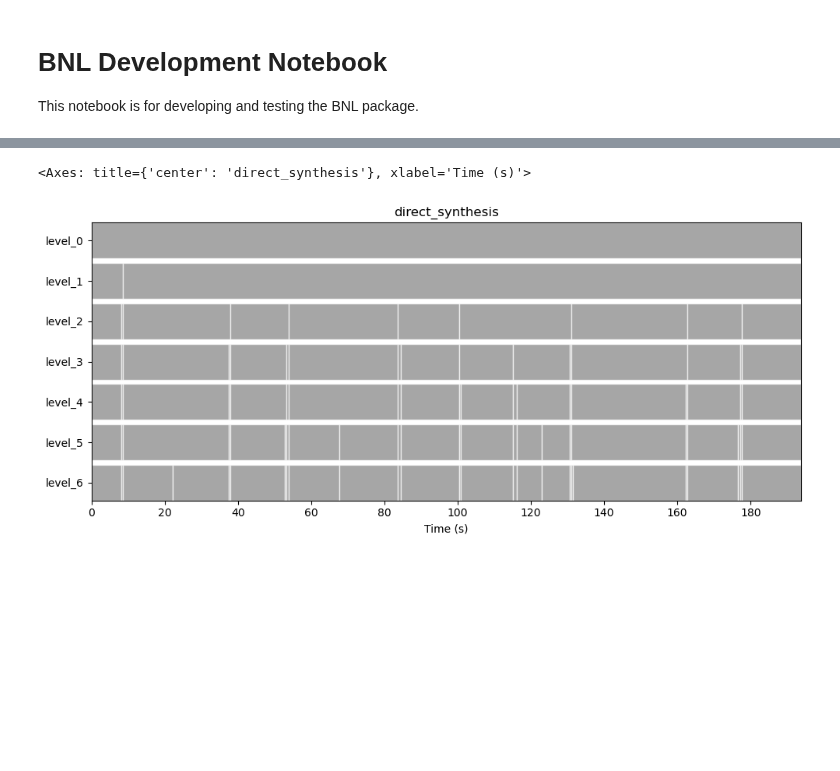
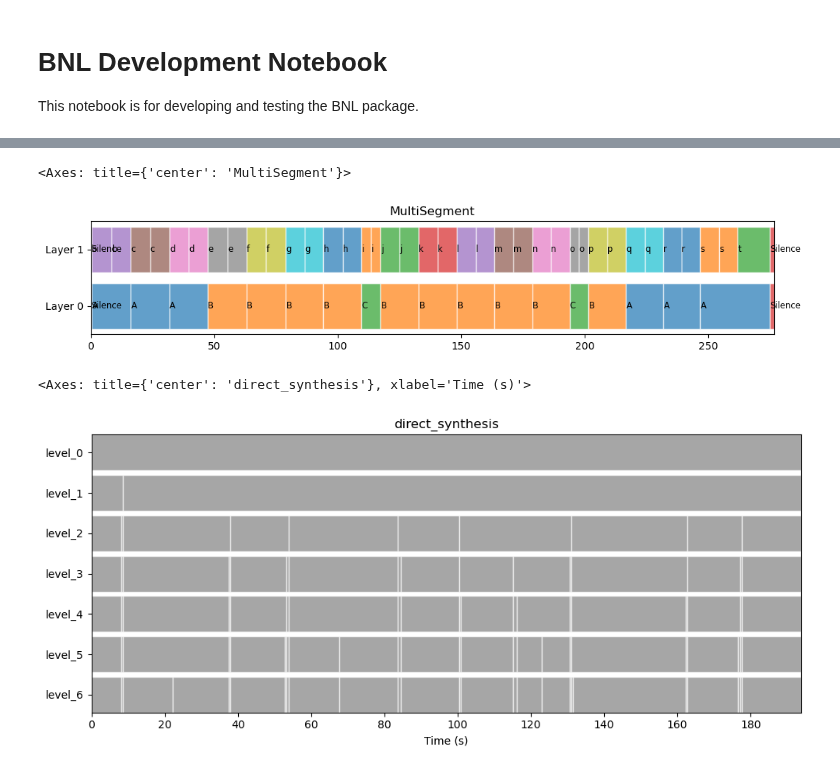
Before and after one commit to tomxi/bnl, a Jupyter notebook: notebooks/development.ipynb, the cells around one changed output, grey strips where cells are left out. Drawn from its saved outputs; the diff is of its cells as text; code cells hidden in the pictures; blank space fills up the shorter version.

```diff
--- a/notebooks/development.ipynb
+++ b/notebooks/development.ipynb
@@ -25,3 +37,9 @@ est = track.load_annotation("adobe-mu1gamma9")
+# %%
+ref = track.load_annotation("reference")
+ref.plot()
+# %% [output]
+<Axes: title={'center': 'MultiSegment'}>
+[figure, added]
 # %%
 rated_b = bnl.strategies.CoarsestNonzeroStrategy().calculate(est)
 proper_h = bnl.strategies.DirectSynthesisStrategy().quantize(rated_b)
```
Also changed, not shown: parts of 2 cells of this notebook, 22 other files.
